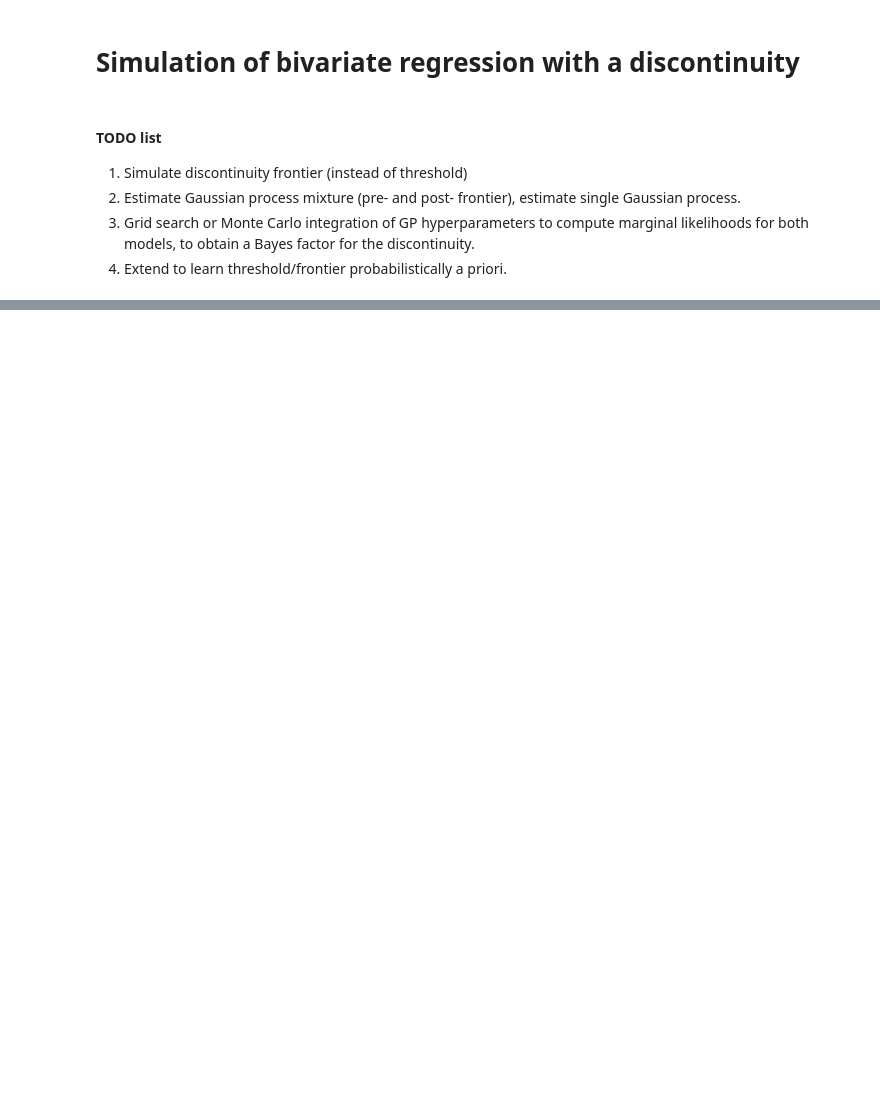
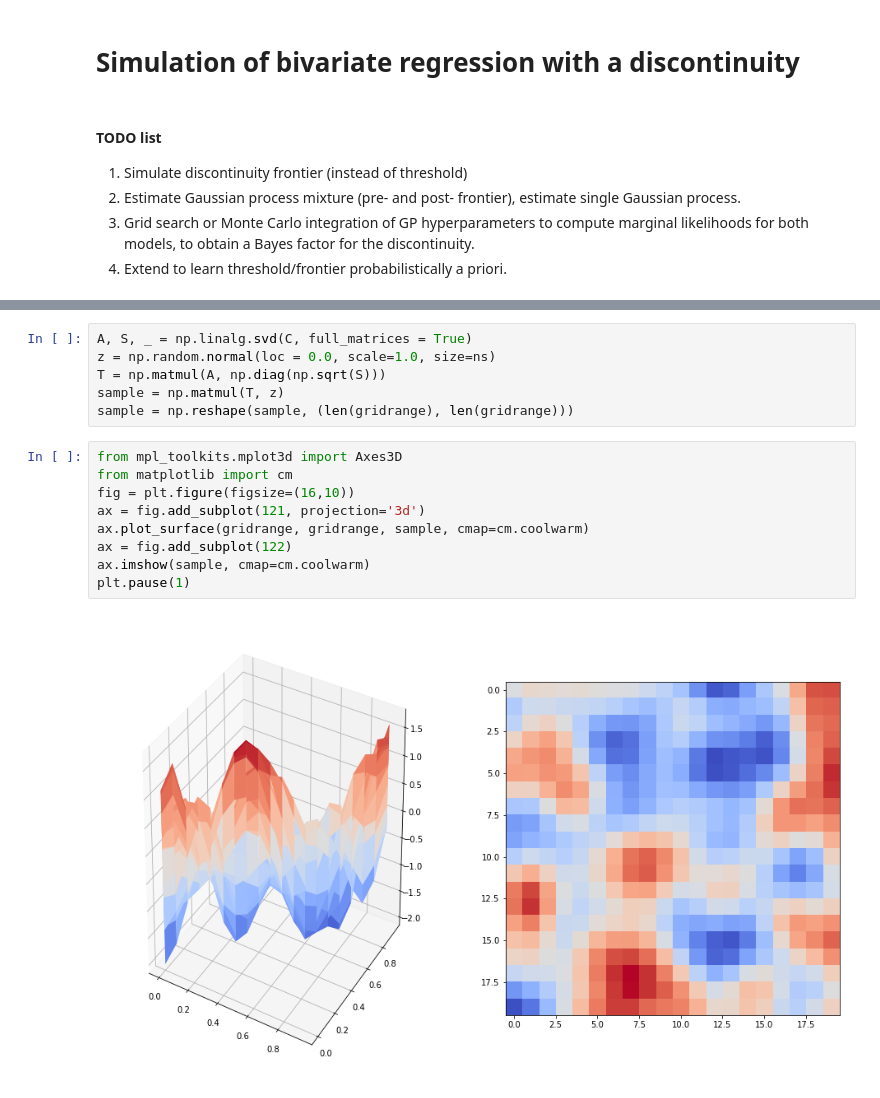
Before and after one commit to mhinne/GPRDD, a Jupyter notebook: GPRDD playground.ipynb, the cells around one changed output, grey strips where cells are left out. Saved outputs shown, nothing was run; the diff lists cells and outputs as text; blank space fills up the shorter version.

```diff
--- a/GPRDD playground.ipynb
+++ b/GPRDD playground.ipynb
@@ -19,0 +47,17 @@ y = np.arange(-3, 3, 0.01)
+# %%
+A, S, _ = np.linalg.svd(C, full_matrices = True)
+z = np.random.normal(loc = 0.0, scale=1.0, size=ns)
+T = np.matmul(A, np.diag(np.sqrt(S)))
+sample = np.matmul(T, z)
+sample = np.reshape(sample, (len(gridrange), len(gridrange)))
+# %%
+from mpl_toolkits.mplot3d import Axes3D
+from matplotlib import cm
+fig = plt.figure(figsize=(16,10))
+ax = fig.add_subplot(121, projection='3d')
+ax.plot_surface(gridrange, gridrange, sample, cmap=cm.coolwarm)
+ax = fig.add_subplot(122)
+ax.imshow(sample, cmap=cm.coolwarm)
+plt.pause(1)
+# %% [output]
+[figure, added]
```
Also changed, not shown: parts of 3 cells of this notebook, 2 other files.
